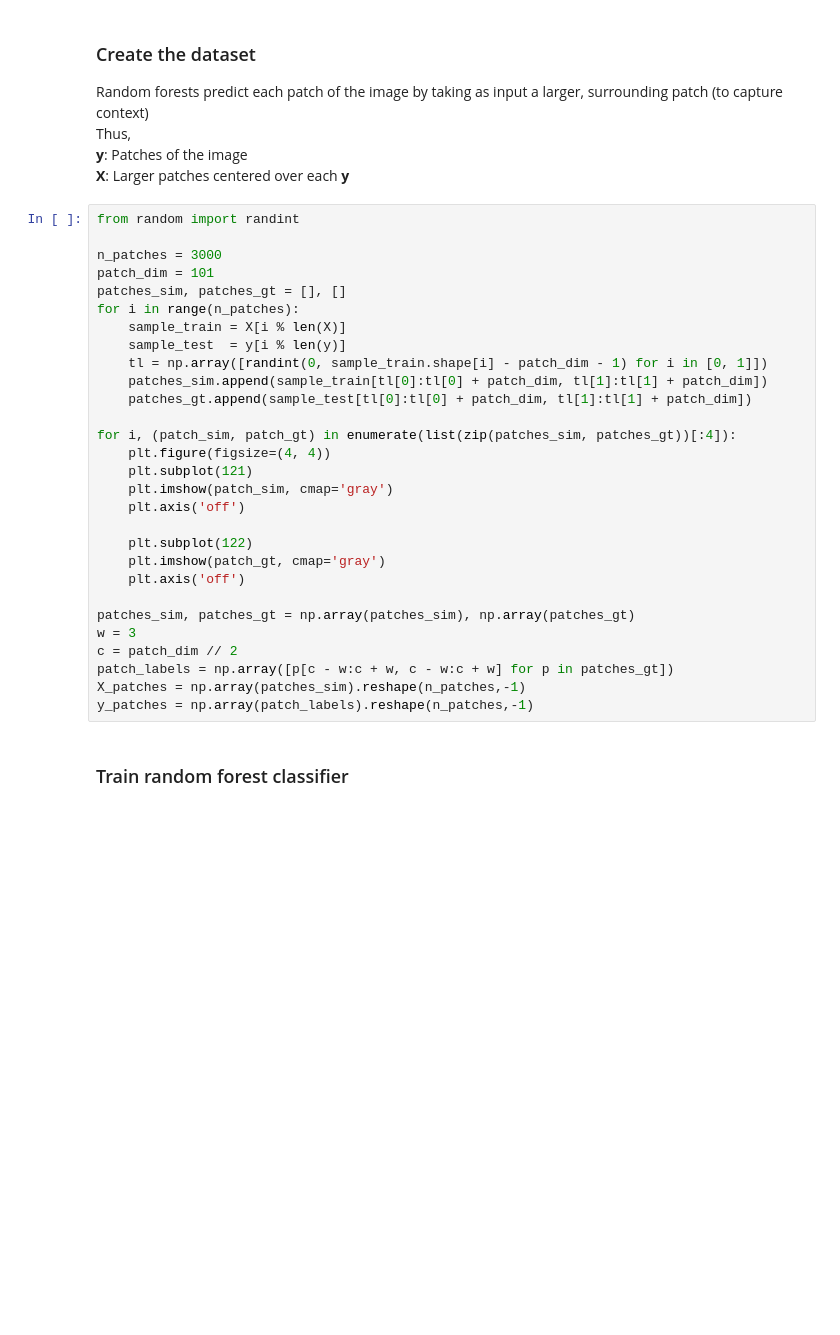
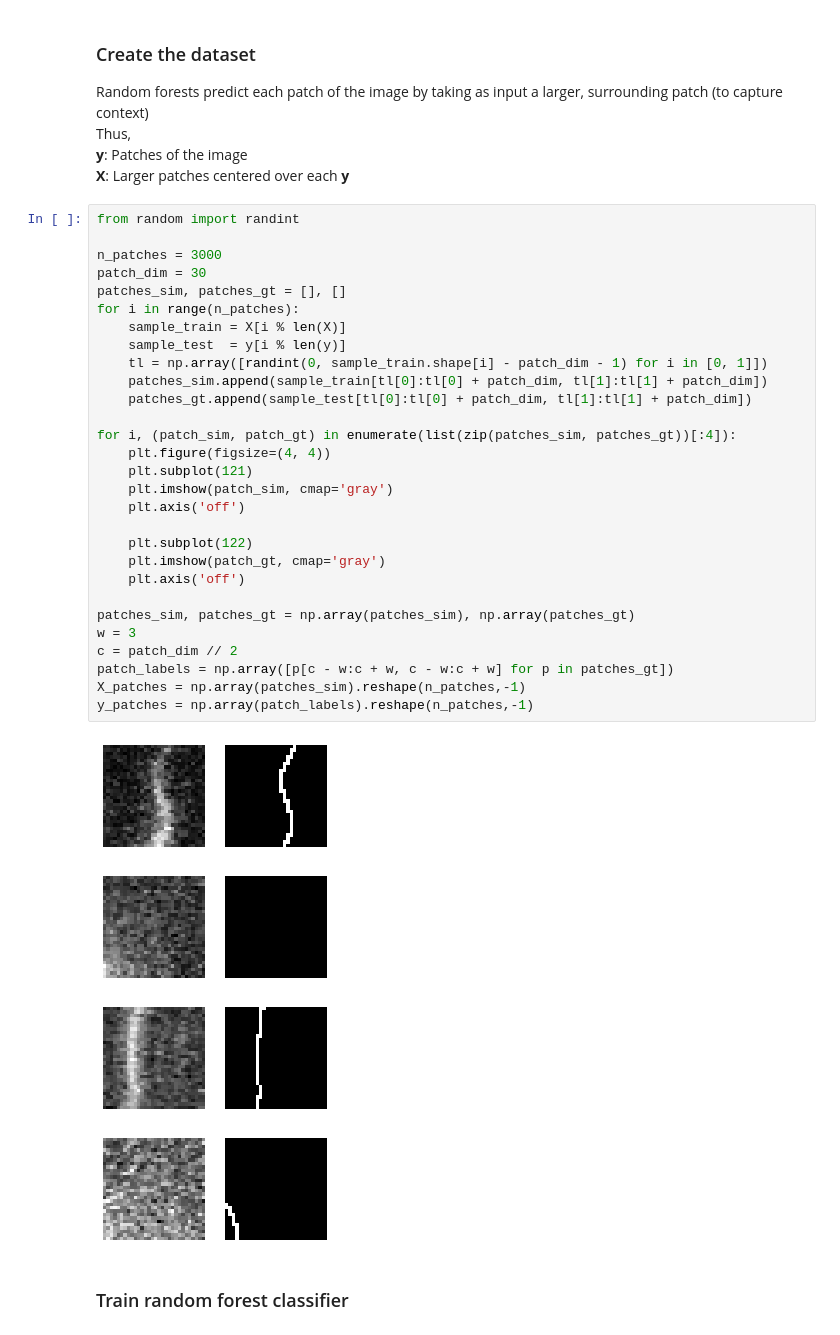
Before and after one commit to RobbieHolland/AIWire, a Jupyter notebook: classical_segmentation.ipynb, the cells around one changed output. Saved outputs shown, nothing was run; the diff lists cells and outputs as text; blank space fills up the shorter version.

```diff
--- a/classical_segmentation.ipynb
+++ b/classical_segmentation.ipynb
@@ -181,32 +196,37 @@ Thus, <br>
 # %%
 from random import randint
 
 n_patches = 3000
-patch_dim = 101
+patch_dim = 30
 patches_sim, patches_gt = [], []
 for i in range(n_patches):
     sample_train = X[i % len(X)]
     sample_test  = y[i % len(y)]
     tl = np.array([randint(0, sample_train.shape[i] - patch_dim - 1) for i in [0, 1]])
     patches_sim.append(sample_train[tl[0]:tl[0] + patch_dim, tl[1]:tl[1] + patch_dim])
     patches_gt.append(sample_test[tl[0]:tl[0] + patch_dim, tl[1]:tl[1] + patch_dim])
 
 for i, (patch_sim, patch_gt) in enumerate(list(zip(patches_sim, patches_gt))[:4]):
     plt.figure(figsize=(4, 4))
     plt.subplot(121)
     plt.imshow(patch_sim, cmap='gray')
     plt.axis('off')
 
     plt.subplot(122)
     plt.imshow(patch_gt, cmap='gray')
     plt.axis('off')
 
 patches_sim, patches_gt = np.array(patches_sim), np.array(patches_gt)
 w = 3
 c = patch_dim // 2
 patch_labels = np.array([p[c - w:c + w, c - w:c + w] for p in patches_gt])
 X_patches = np.array(patches_sim).reshape(n_patches,-1)
 y_patches = np.array(patch_labels).reshape(n_patches,-1)
+# %% [output]
+[figure, added]
+[figure, added]
+[figure, added]
+[figure, added]
 # %% [markdown]
 ### Train random forest classifier
 # %%
```
Also changed, not shown: parts of 15 cells of this notebook, 2 other files.
